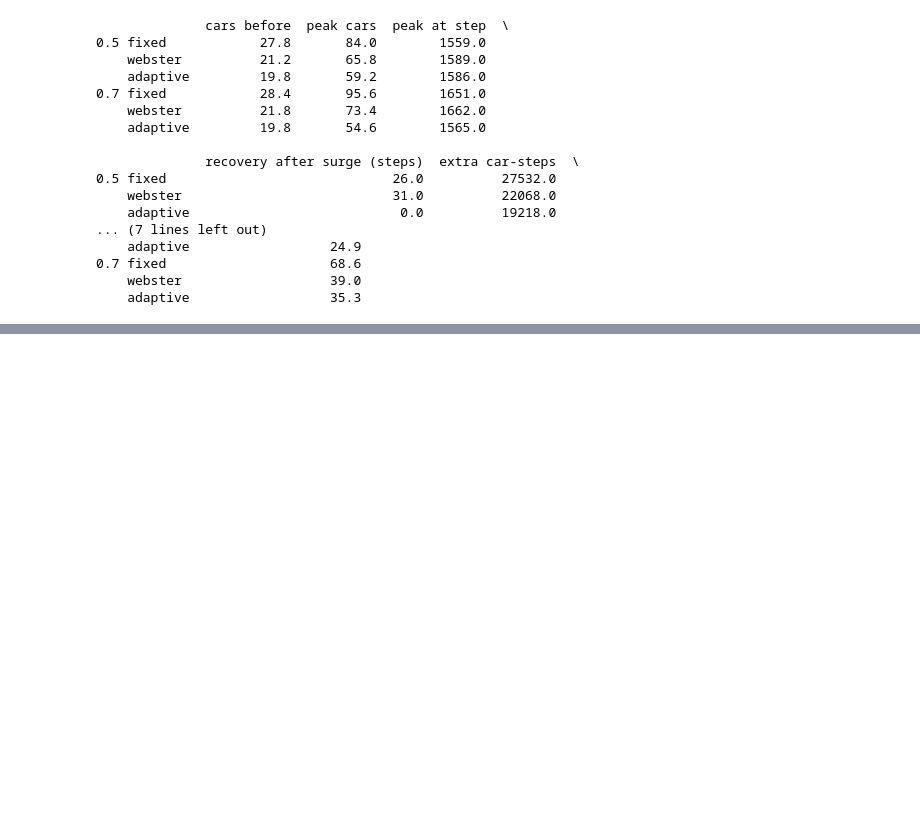
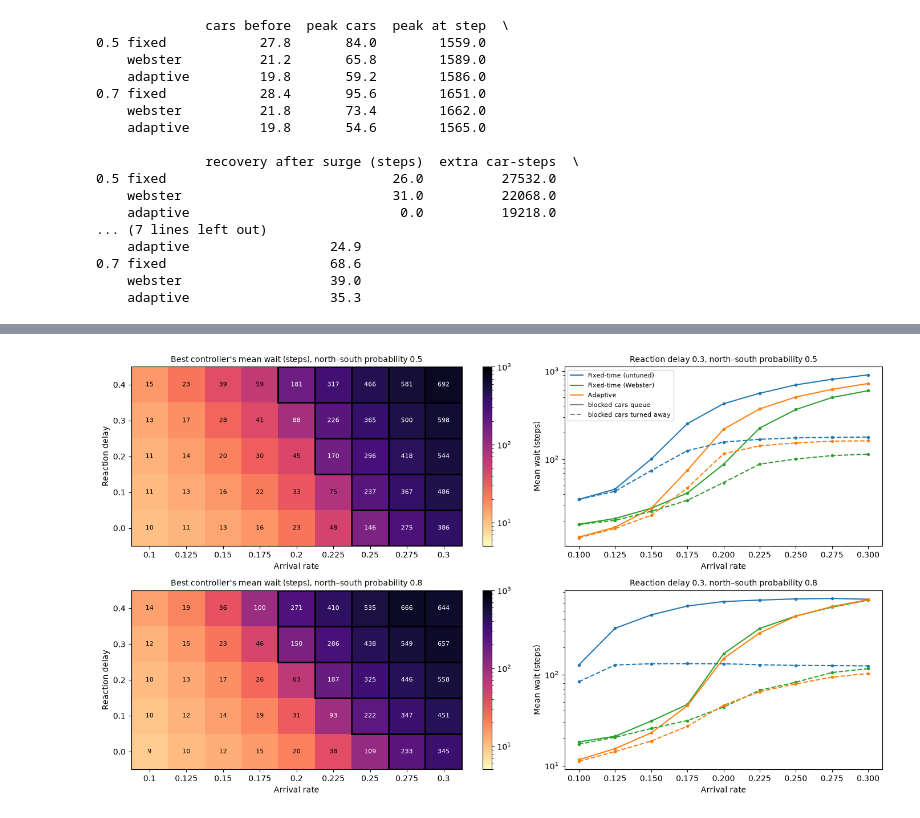
Before and after one commit to phattydumpling/CITS4403-Project, a Jupyter notebook: notebooks/Results/Extensions.ipynb, the cells around one changed output, grey strips where cells are left out. Saved outputs shown, nothing was run; the diff lists cells and outputs as text; code cells hidden in the pictures; blank space fills up the shorter version.

```diff
--- a/notebooks/Results/Extensions.ipynb
+++ b/notebooks/Results/Extensions.ipynb
@@ -408,0 +426,64 @@ print(pd.DataFrame(summary).T)
+# %%
+from matplotlib.colors import LogNorm
+from matplotlib.patches import Rectangle
+
+overload = pd.read_csv(ROOT / "data" / "ext_overload.csv")
+overload["served"] = overload["throughput"] / (400 * overload["arrival_rate"])   # fraction of arrivals served
+queued = overload[overload["queue_blocked_arrivals"]]
+removed = overload[~overload["queue_blocked_arrivals"]]
+SETTING = ["north_south_probability", "reaction_delay", "arrival_rate"]
+per_controller = queued.groupby(SETTING + ["controller"])[["mean_wait", "served"]].mean().reset_index()
+best = per_controller.groupby(SETTING).agg(best_wait=("mean_wait", "min"), best_served=("served", "max")).reset_index()
+
+ns_values = sorted(queued["north_south_probability"].unique())
+fig, axes = plt.subplots(2, 2, figsize=(14, 8), gridspec_kw={"width_ratios": [1.3, 1]})
+for row, p_ns in enumerate(ns_values):
+    ax = axes[row, 0]
+    grid = best[best["north_south_probability"] == p_ns]
+    waits = grid.pivot(index="reaction_delay", columns="arrival_rate", values="best_wait")
+    served = grid.pivot(index="reaction_delay", columns="arrival_rate", values="best_served")
+    image = ax.imshow(waits.values, cmap="magma_r", norm=LogNorm(5, 1000), origin="lower", aspect="auto")
+    for i in range(waits.shape[0]):
+        for j in range(waits.shape[1]):
+            ax.text(j, i, f"{waits.values[i, j]:.0f}", ha="center", va="center", fontsize=8,
+                    color="white" if waits.values[i, j] > 80 else "black")
+            if served.values[i, j] < 0.95:                     # no controller keeps up here
+                ax.add_patch(Rectangle((j - 0.5, i - 0.5), 1, 1, fill=False, edgecolor="black", linewidth=2))
+    ax.set_xticks(range(waits.shape[1]), waits.columns)
+    ax.set_yticks(range(waits.shape[0]), waits.index)
+    ax.set_xlabel("Arrival rate")
+    ax.set_ylabel("Reaction delay")
+    ax.set_title(f"Best controller's mean wait (steps), north–south probability {p_ns}", fontsize=10)
+    fig.colorbar(image, ax=ax)
+
+    ax = axes[row, 1]
+    for data, style in [(queued, "-"), (removed, "--")]:
+        runs = data[(data["north_south_probability"] == p_ns) & (data["reaction_delay"] == 0.3)]
+        for controller in CONTROLLERS:
+            mean = runs[runs["controller"] == controller].groupby("arrival_rate")["mean_wait"].mean()
+            ax.plot(mean.index, mean, style, marker="o", markersize=3, color=COLOURS[controller])
+    ax.set_yscale("log")
+    ax.set_xlabel("Arrival rate")
+    ax.set_ylabel("Mean wait (steps)")
+    ax.set_title(f"Reaction delay 0.3, north–south probability {p_ns}", fontsize=10)
+handles = ([plt.Line2D([], [], color=COLOURS[c], label=LABELS[c]) for c in CONTROLLERS]
+           + [plt.Line2D([], [], color="grey", label="blocked cars queue"),
+              plt.Line2D([], [], color="grey", linestyle="--", label="blocked cars turned away")])
+axes[0, 1].legend(handles=handles, fontsize=8)
+fig.tight_layout()
+fig.savefig(FIGURES / "ext_overload.png", dpi=200)
+plt.show()
+
+# The lowest arrival rate at which no controller keeps up, for each setting.
+failing = best[best["best_served"] < 0.95]
+onset = failing.groupby(["north_south_probability", "reaction_delay"])["arrival_rate"].min().unstack(0)
+print("Lowest arrival rate at which no controller serves 95% of arrivals (NaN = all keep up to 0.3)")
+print(onset.reindex(sorted(queued["reaction_delay"].unique())))
+
+worst = per_controller.merge(
+    removed.groupby(SETTING + ["controller"])["mean_wait"].mean().rename("wait_turned_away").reset_index())
+print("\nMean wait with blocked cars queuing vs turned away, arrival rate 0.3, reaction delay 0.3")
+print(worst[(worst["arrival_rate"] == 0.3) & (worst["reaction_delay"] == 0.3)]
+      .set_index(["north_south_probability", "controller"])[["mean_wait", "wait_turned_away", "served"]].round(2))
+# %% [output]
+[figure, added]
```
Also changed, not shown: parts of 2 cells of this notebook, 3 other files.
